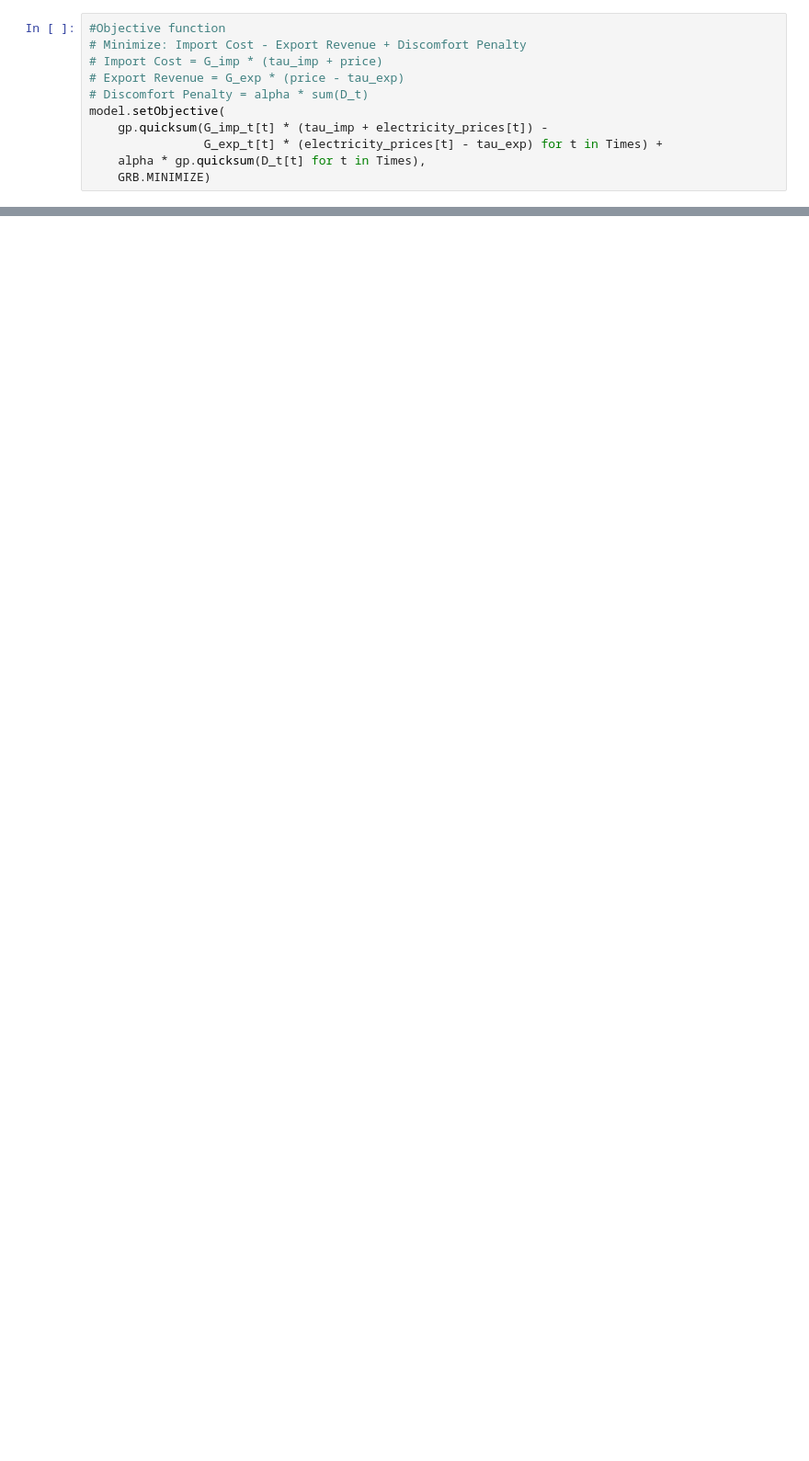
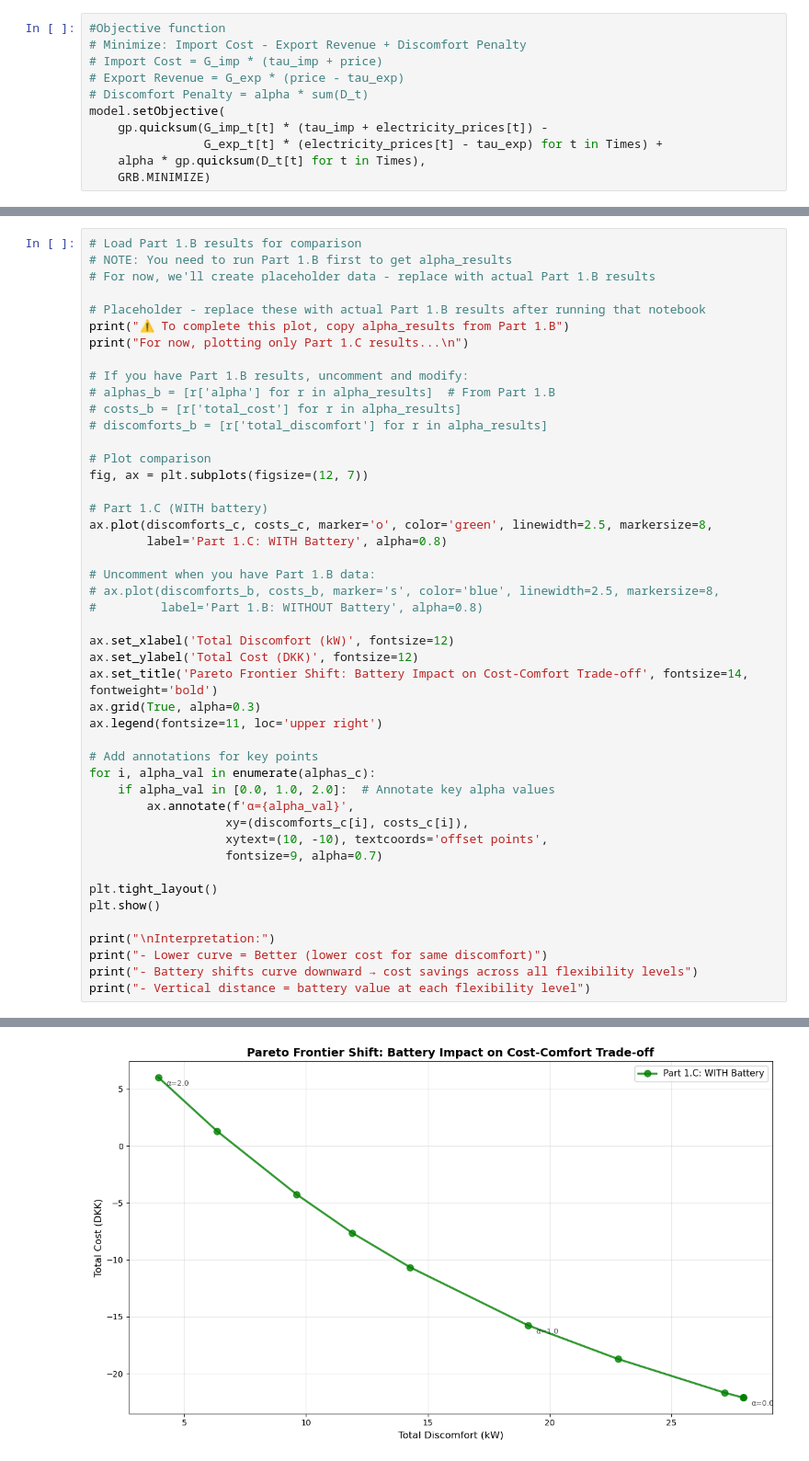
Before and after one commit to Robert7055/Optimization-assignment-1, a Jupyter notebook: Part 1.C_new.ipynb, the cells around one changed output, grey strips where cells are left out. Shown at 92% size. Cells and saved outputs as stored; diff of their text form; blank space fills up the shorter version.

```diff
--- a/Part 1.C_new.ipynb
+++ b/Part 1.C_new.ipynb
@@ -197,0 +672,47 @@ Hour | Load (kW) | Curtailment (kW) | Grid Import (kW) | Grid Export (kW) | PV P
+# %%
+# Load Part 1.B results for comparison
+# NOTE: You need to run Part 1.B first to get alpha_results
+# For now, we'll create placeholder data - replace with actual Part 1.B results
+
+# Placeholder - replace these with actual Part 1.B results after running that notebook
+print("⚠️ To complete this plot, copy alpha_results from Part 1.B")
+print("For now, plotting only Part 1.C results...\n")
+
+# If you have Part 1.B results, uncomment and modify:
+# alphas_b = [r['alpha'] for r in alpha_results]  # From Part 1.B
+# costs_b = [r['total_cost'] for r in alpha_results]
+# discomforts_b = [r['total_discomfort'] for r in alpha_results]
+
+# Plot comparison
+fig, ax = plt.subplots(figsize=(12, 7))
+
+# Part 1.C (WITH battery)
+ax.plot(discomforts_c, costs_c, marker='o', color='green', linewidth=2.5, markersize=8,
+        label='Part 1.C: WITH Battery', alpha=0.8)
+
+# Uncomment when you have Part 1.B data:
+# ax.plot(discomforts_b, costs_b, marker='s', color='blue', linewidth=2.5, markersize=8,
+#         label='Part 1.B: WITHOUT Battery', alpha=0.8)
+
+ax.set_xlabel('Total Discomfort (kW)', fontsize=12)
+ax.set_ylabel('Total Cost (DKK)', fontsize=12)
+ax.set_title('Pareto Frontier Shift: Battery Impact on Cost-Comfort Trade-off', fontsize=14, fontweight='bold')
+ax.grid(True, alpha=0.3)
+ax.legend(fontsize=11, loc='upper right')
+
+# Add annotations for key points
+for i, alpha_val in enumerate(alphas_c):
+    if alpha_val in [0.0, 1.0, 2.0]:  # Annotate key alpha values
+        ax.annotate(f'α={alpha_val}',
+                   xy=(discomforts_c[i], costs_c[i]),
+                   xytext=(10, -10), textcoords='offset points',
+                   fontsize=9, alpha=0.7)
+
+plt.tight_layout()
+plt.show()
+
+print("\nInterpretation:")
+print("- Lower curve = Better (lower cost for same discomfort)")
+print("- Battery shifts curve downward → cost savings across all flexibility levels")
+print("- Vertical distance = battery value at each flexibility level")
+# %% [output]
@@ -197,0 +721 @@ Hour | Load (kW) | Curtailment (kW) | Grid Import (kW) | Grid Export (kW) | PV P
+[figure, added]
```
Also changed, not shown: parts of 26 cells of this notebook, 1 other file.
